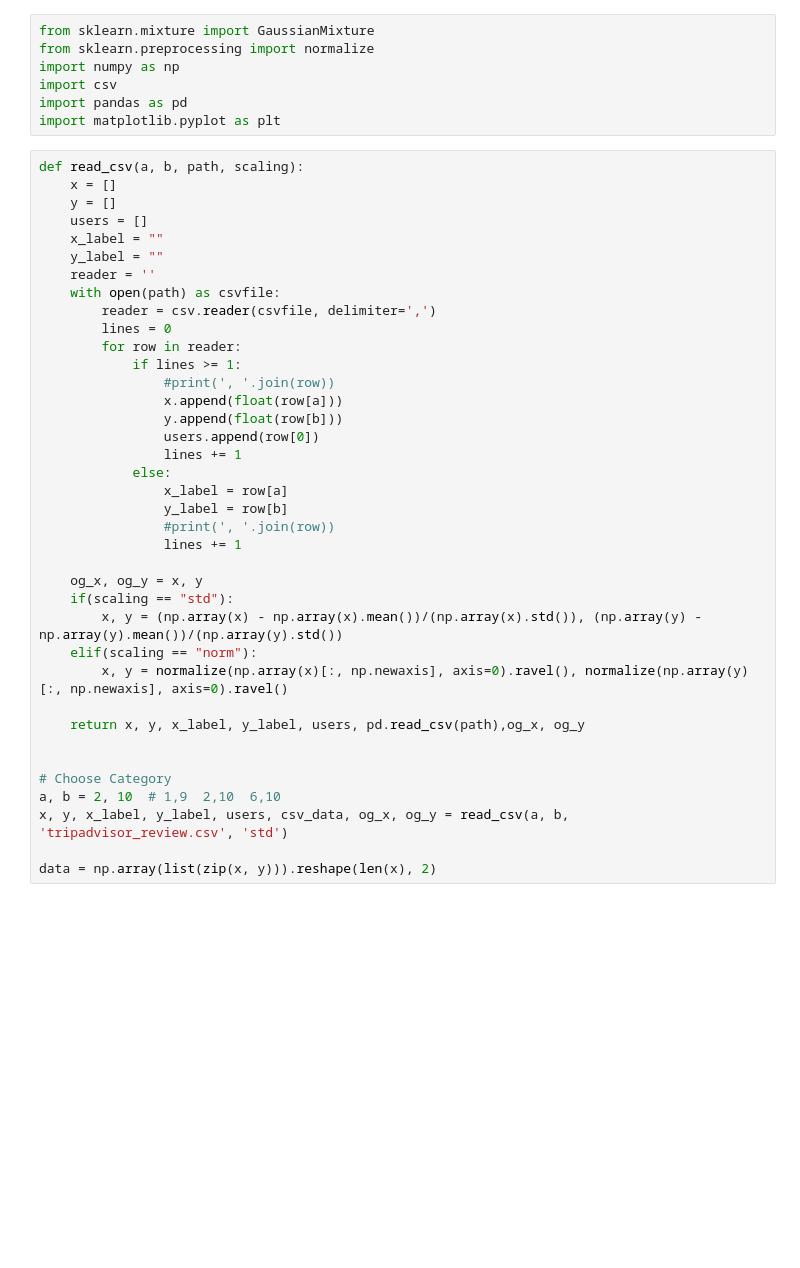
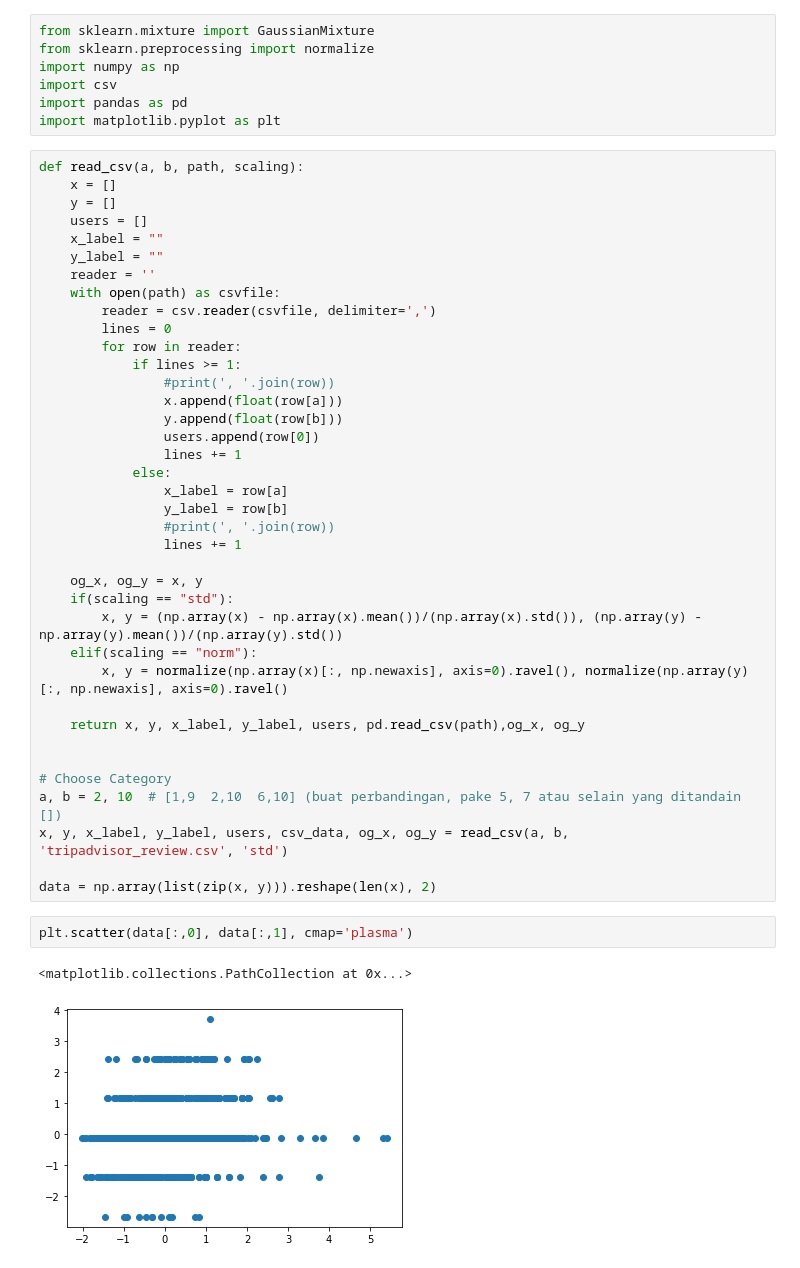
Before and after one commit to DAFFA4EVER/Clustering-Glow-2022, a Jupyter notebook: Clustering GMM.ipynb, the cells around one changed output. Saved outputs shown, nothing was run; the diff lists cells and outputs as text; blank space fills up the shorter version.

```diff
--- a/Clustering GMM.ipynb
+++ b/Clustering GMM.ipynb
@@ -39,10 +39,15 @@ def read_csv(a, b, path, scaling):
 
 
 # Choose Category
-a, b = 2, 10  # 1,9  2,10  6,10
+a, b = 2, 10  # [1,9  2,10  6,10] (buat perbandingan, pake 5, 7 atau selain yang ditandain [])
 x, y, x_label, y_label, users, csv_data, og_x, og_y = read_csv(a, b, 'tripadvisor_review.csv', 'std')
 
 data = np.array(list(zip(x, y))).reshape(len(x), 2)
+# %%
+plt.scatter(data[:,0], data[:,1], cmap='plasma')
+# %% [output]
+<matplotlib.collections.PathCollection at 0x...>
+[figure, added]
 # %%
 # training gaussian mixture model
 gmm = GaussianMixture(n_components=4)
```
Also changed, not shown: parts of 2 cells of this notebook, 2 other files.
